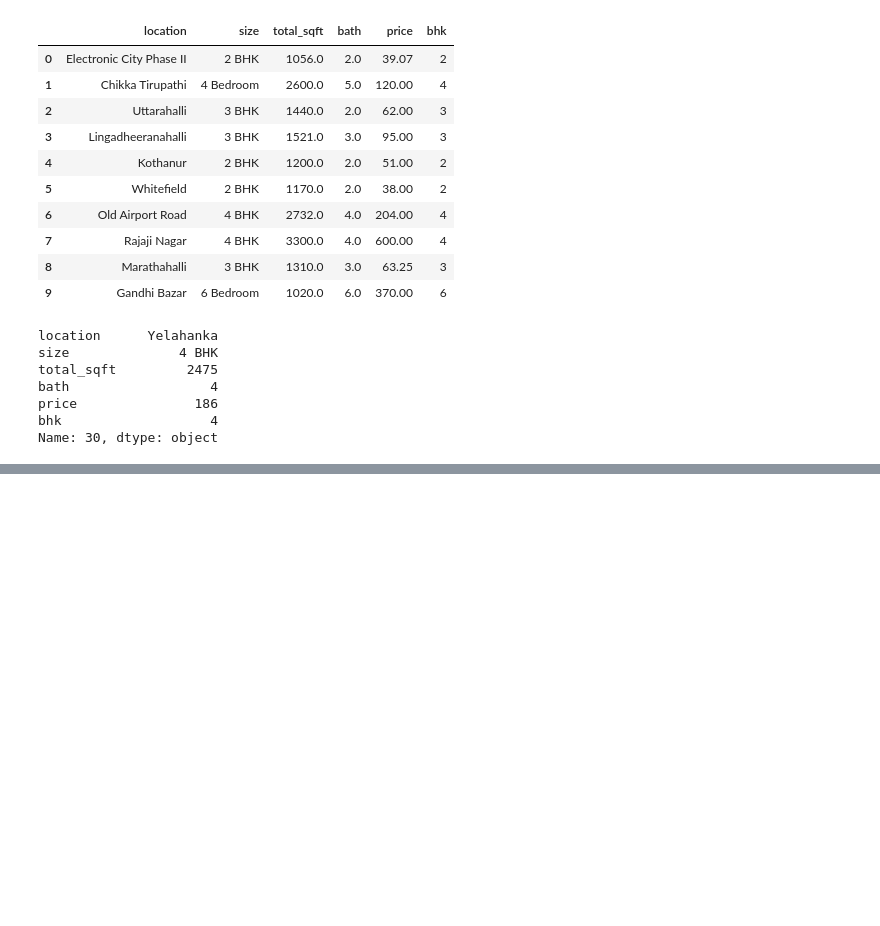
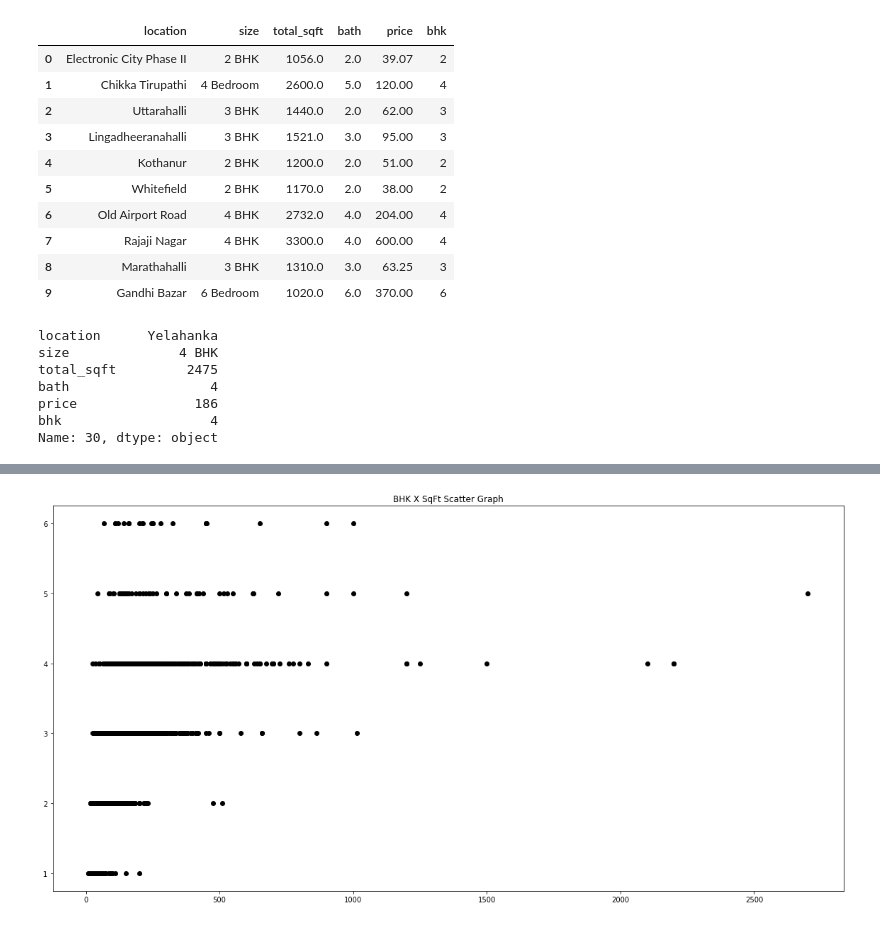
Before and after one commit to the-elite-gypsy/Data-Science-Projects, a Jupyter notebook: realestate_pricepredication/realestate_price_prediction.ipynb, the cells around one changed output, grey strips where cells are left out. Cells and saved outputs as stored; diff of their text form; code cells hidden in the pictures; blank space fills up the shorter version.

```diff
--- a/realestate_pricepredication/realestate_price_prediction.ipynb
+++ b/realestate_pricepredication/realestate_price_prediction.ipynb
@@ -231,0 +246,5 @@ Name: 30, dtype: object
+# %%
+#How many data points (properties) are available for location
+df5.location = df5.location.apply(lambda x: x.strip())
+location_stats = df5.groupby('location')['location'].agg('count').sort_values(ascending=False)
+location_stats
@@ -231,0 +270,3 @@ Name: 30, dtype: object
+# %%
+location_stats_less_than_10 = location_stats[location_stats <= 10]
+location_stats_less_than_10
@@ -231,0 +293,4 @@ Name: 30, dtype: object
+# %%
+#If location count is less than 10 then put them in other
+df5.location = df5.location.apply(lambda x:'other' if x in location_stats_less_than_10 else x)
+len(df5.location.unique())
@@ -231,0 +330,4 @@ Name: 30, dtype: object
+# %%
+#remove those data points which are less than 300 sqft/BHK
+df6 = df5[~(df5.total_sqft/df5.bhk<300)]
+df6.shape
@@ -231,0 +383,13 @@ Name: 30, dtype: object
+# %%
+import matplotlib.pyplot as plt
+
+psqf = df6.price
+bhk = df6.bhk
+
+plt.scatter(psqf,bhk,label='Lot', color='k')
+
+plt.title('BHK X SqFt Scatter Graph')
+plt.legend
+plt.show()
+# %% [output]
+[figure, added]
```
Also changed, not shown: parts of 28 cells of this notebook.
